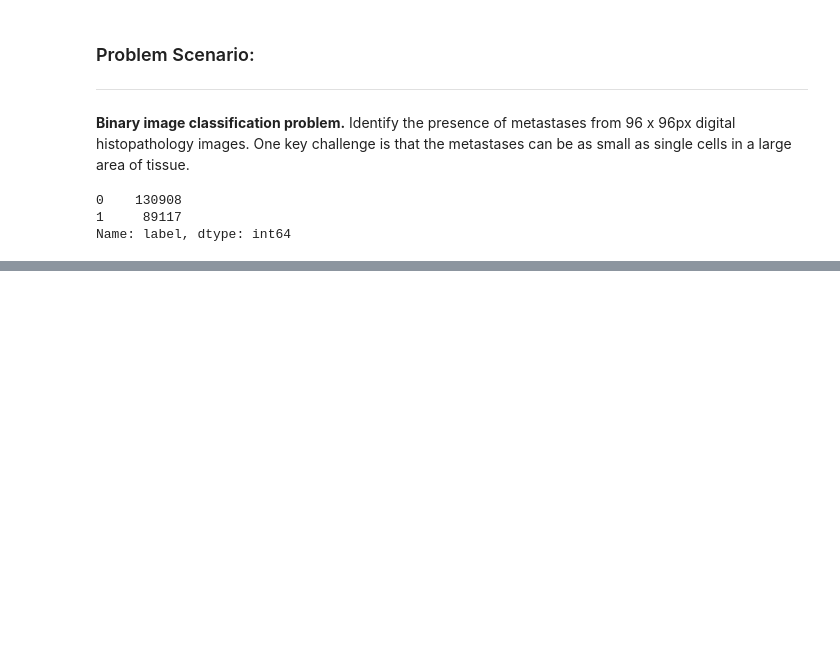
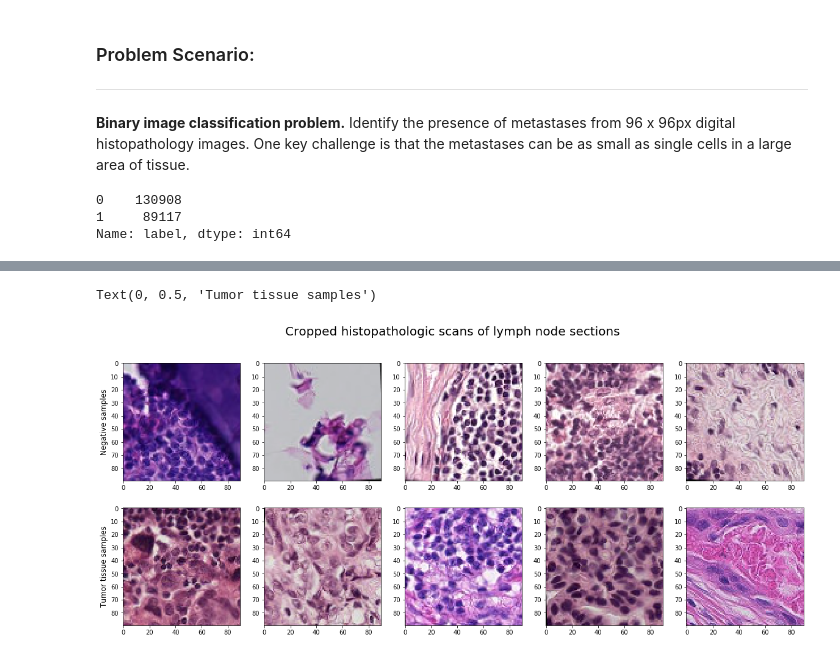
Before and after one commit to priyanku987/Metastatic_Cancer_Detection, a Jupyter notebook: Metastatic Cancer detecion.ipynb, the cells around one changed output, grey strips where cells are left out. Cells and saved outputs as stored; diff of their text form; code cells hidden in the pictures; blank space fills up the shorter version.

Commit message:
Performed Image Augmentations

```diff
--- a/Metastatic Cancer detecion.ipynb
+++ b/Metastatic Cancer detecion.ipynb
@@ -67,0 +146,16 @@ Text(0, 0.5, 'Positive(Tumor) tissue samples')
+# %%
+fig, ax = plt.subplots(2,5, figsize=(20,8))
+fig.suptitle('Cropped histopathologic scans of lymph node sections',fontsize=20)
+# Negatives
+for i, idx in enumerate(shuffled_data[shuffled_data['label'] == 0]['id'][:5]):
+    path = os.path.join(train_path, idx)
+    ax[0,i].imshow(readCroppedImage(path + '.tif'))
+ax[0,0].set_ylabel('Negative samples', size='large')
+# Positives
+for i, idx in enumerate(shuffled_data[shuffled_data['label'] == 1]['id'][:5]):
+    path = os.path.join(train_path, idx)
+    ax[1,i].imshow(readCroppedImage(path + '.tif'))
+ax[1,0].set_ylabel('Tumor tissue samples', size='large')
+# %% [output]
+Text(0, 0.5, 'Tumor tissue samples')
+[figure, added]
```
Also changed, not shown: parts of 6 cells of this notebook.
